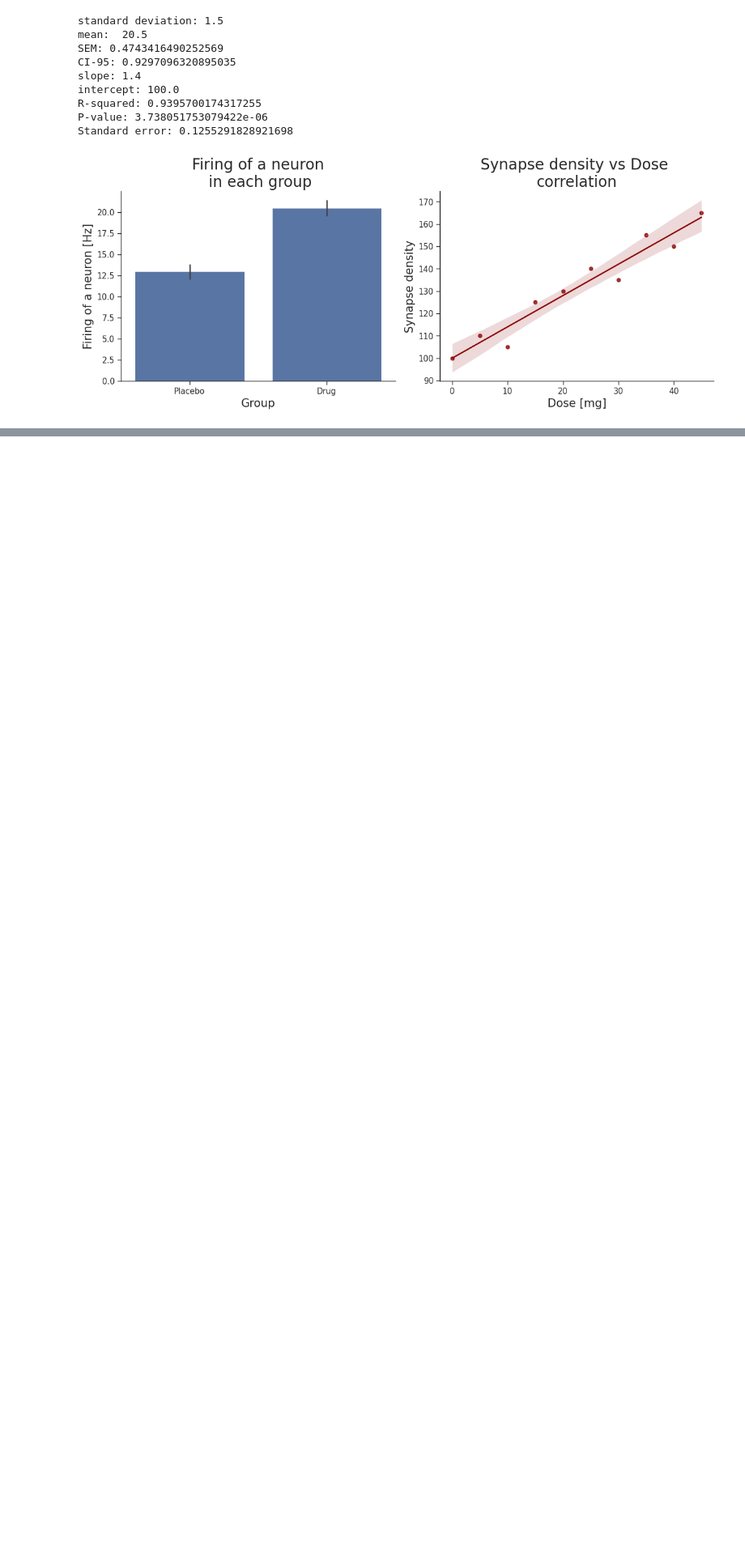
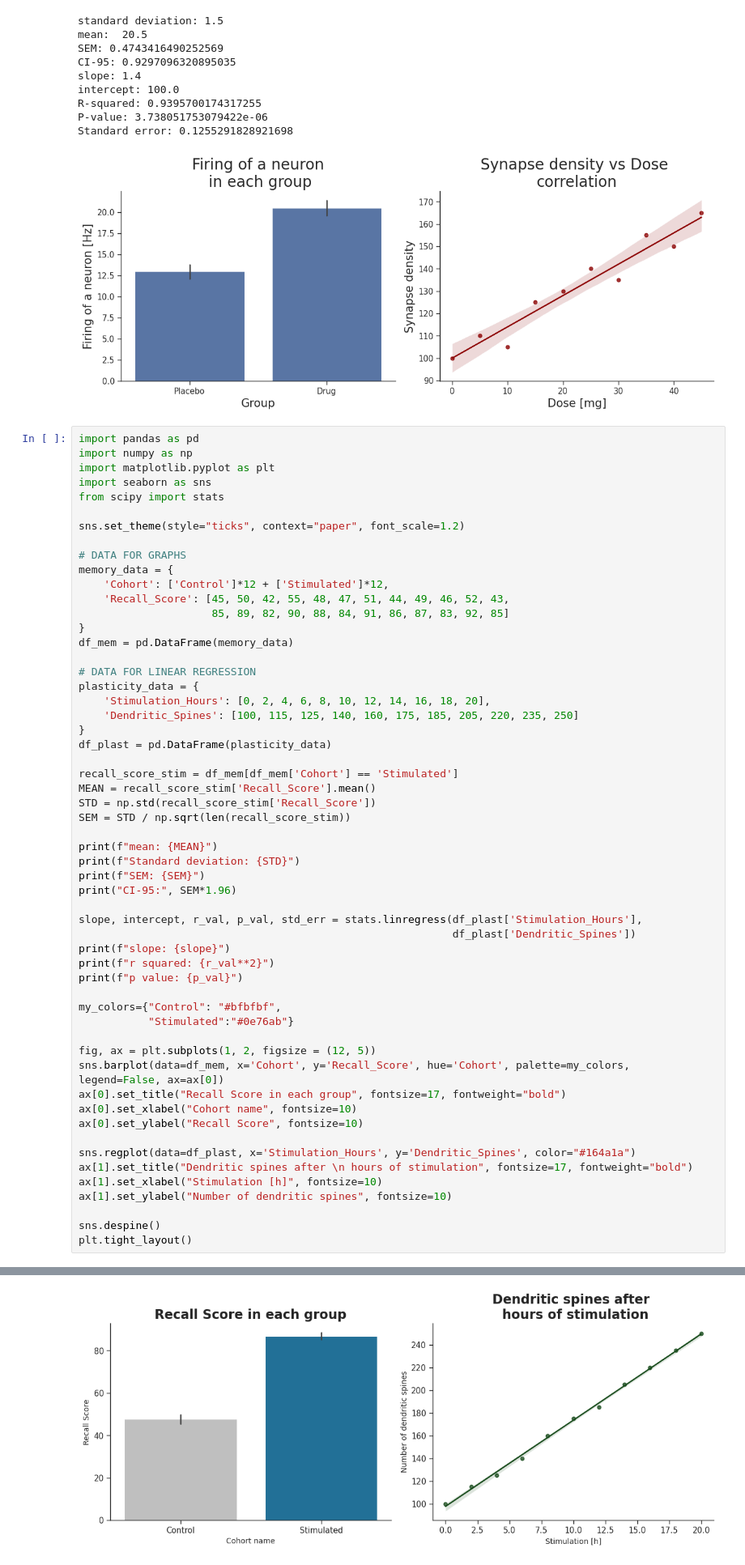
Before and after one commit to matfizlover/computational-neuroscience-prep, a Jupyter notebook: linear_regression.ipynb, the cells around one changed output, grey strips where cells are left out. Shown at 81% size. Saved outputs shown, nothing was run; the diff lists cells and outputs as text; blank space fills up the shorter version.

```diff
--- a/linear_regression.ipynb
+++ b/linear_regression.ipynb
@@ -76,3 +76,60 @@ R-squared: 0.9395700174317255
 P-value: 3.738051753079422e-06
 Standard error: 0.1255291828921698
 [figure]
+# %%
+import pandas as pd
+import numpy as np
+import matplotlib.pyplot as plt
+import seaborn as sns
+from scipy import stats
+
+sns.set_theme(style="ticks", context="paper", font_scale=1.2)
+
+# DATA FOR GRAPHS
+memory_data = {
+    'Cohort': ['Control']*12 + ['Stimulated']*12,
+    'Recall_Score': [45, 50, 42, 55, 48, 47, 51, 44, 49, 46, 52, 43,
+                     85, 89, 82, 90, 88, 84, 91, 86, 87, 83, 92, 85]
+}
+df_mem = pd.DataFrame(memory_data)
+
+# DATA FOR LINEAR REGRESSION
+plasticity_data = {
+    'Stimulation_Hours': [0, 2, 4, 6, 8, 10, 12, 14, 16, 18, 20],
+    'Dendritic_Spines': [100, 115, 125, 140, 160, 175, 185, 205, 220, 235, 250]
+}
+df_plast = pd.DataFrame(plasticity_data)
+
+recall_score_stim = df_mem[df_mem['Cohort'] == 'Stimulated']
+MEAN = recall_score_stim['Recall_Score'].mean()
+STD = np.std(recall_score_stim['Recall_Score'])
+SEM = STD / np.sqrt(len(recall_score_stim))
+
+print(f"mean: {MEAN}")
+print(f"Standard deviation: {STD}")
+print(f"SEM: {SEM}")
+print("CI-95:", SEM*1.96)
+
+slope, intercept, r_val, p_val, std_err = stats.linregress(df_plast['Stimulation_Hours'],
+                                                           df_plast['Dendritic_Spines'])
+print(f"slope: {slope}")
+print(f"r squared: {r_val**2}")
+print(f"p value: {p_val}")
+
+my_colors={"Control": "#bfbfbf",
+           "Stimulated":"#0e76ab"}
+
+fig, ax = plt.subplots(1, 2, figsize = (12, 5))
+sns.barplot(data=df_mem, x='Cohort', y='Recall_Score', hue='Cohort', palette=my_colors, legend=False, ax=ax[0])
+ax[0].set_title("Recall Score in each group", fontsize=17, fontweight="bold")
+ax[0].set_xlabel("Cohort name", fontsize=10)
+ax[0].set_ylabel("Recall Score", fontsize=10)
+
+sns.regplot(data=df_plast, x='Stimulation_Hours', y='Dendritic_Spines', color="#164a1a")
+ax[1].set_title("Dendritic spines after \n hours of stimulation", fontsize=17, fontweight="bold")
+ax[1].set_xlabel("Stimulation [h]", fontsize=10)
+ax[1].set_ylabel("Number of dendritic spines", fontsize=10)
+
+sns.despine()
+plt.tight_layout()
+# %% [output]
@@ -78,0 +143 @@ Standard error: 0.1255291828921698
+[figure, added]
```
Also changed, not shown: parts of 1 cell of this notebook.
